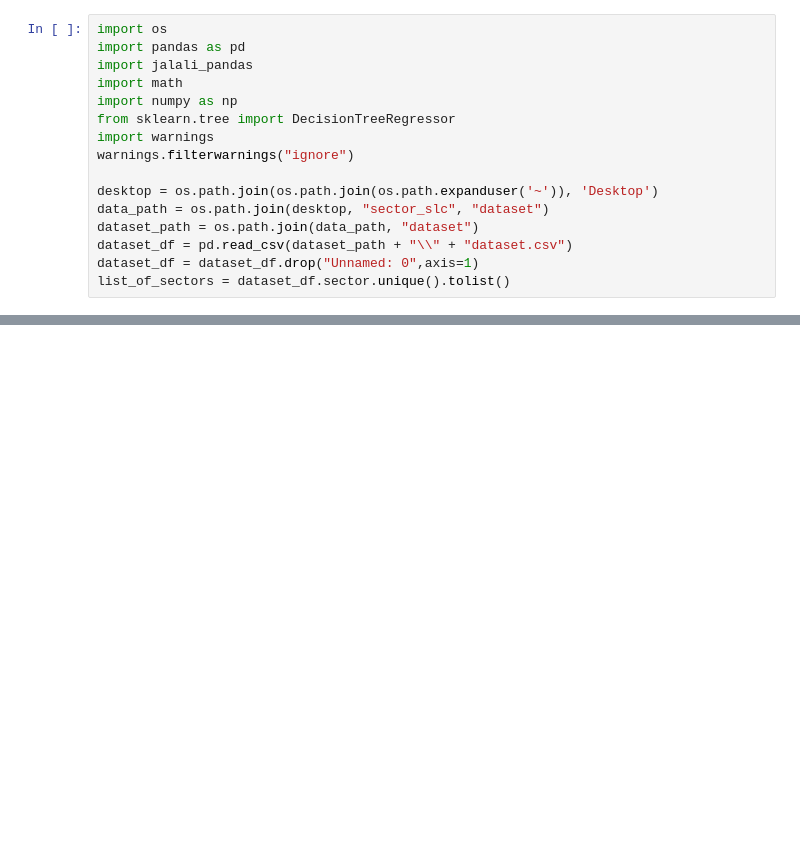
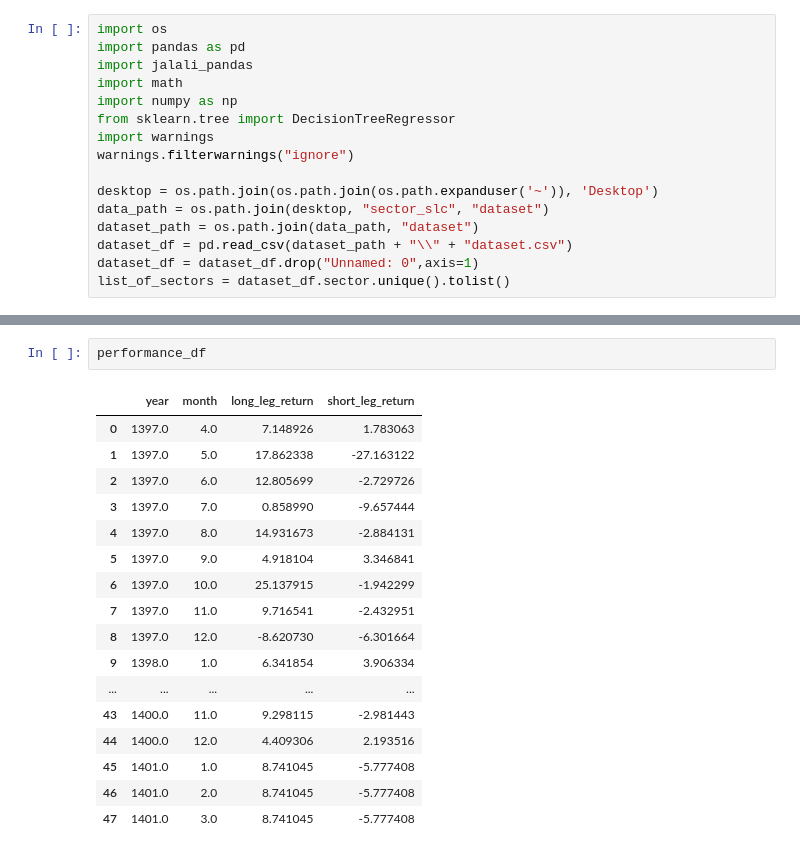
Before and after one commit to Chatrasham/sector_selection_algo, a Jupyter notebook: jupyter/whole_dataset_predict.ipynb, the cells around one changed output, grey strips where cells are left out. Saved outputs shown, nothing was run; the diff lists cells and outputs as text; blank space fills up the shorter version.

```diff
--- a/jupyter/whole_dataset_predict.ipynb
+++ b/jupyter/whole_dataset_predict.ipynb
@@ -69,0 +153,20 @@ result_df
+# %%
+performance_df
+# %% [output]
+|  | year | month | long_leg_return | short_leg_return |
+| 0 | 1397.0 | 4.0 | 7.148926 | 1.783063 |
+| 1 | 1397.0 | 5.0 | 17.862338 | -27.163122 |
+| 2 | 1397.0 | 6.0 | 12.805699 | -2.729726 |
+| 3 | 1397.0 | 7.0 | 0.858990 | -9.657444 |
+| 4 | 1397.0 | 8.0 | 14.931673 | -2.884131 |
+| 5 | 1397.0 | 9.0 | 4.918104 | 3.346841 |
+| 6 | 1397.0 | 10.0 | 25.137915 | -1.942299 |
+| 7 | 1397.0 | 11.0 | 9.716541 | -2.432951 |
+| 8 | 1397.0 | 12.0 | -8.620730 | -6.301664 |
+| 9 | 1398.0 | 1.0 | 6.341854 | 3.906334 |
+| ... | ... | ... | ... | ... |
+| 43 | 1400.0 | 11.0 | 9.298115 | -2.981443 |
+| 44 | 1400.0 | 12.0 | 4.409306 | 2.193516 |
+| 45 | 1401.0 | 1.0 | 8.741045 | -5.777408 |
+| 46 | 1401.0 | 2.0 | 8.741045 | -5.777408 |
+| 47 | 1401.0 | 3.0 | 8.741045 | -5.777408 |
```
Also changed, not shown: parts of 3 cells of this notebook.
